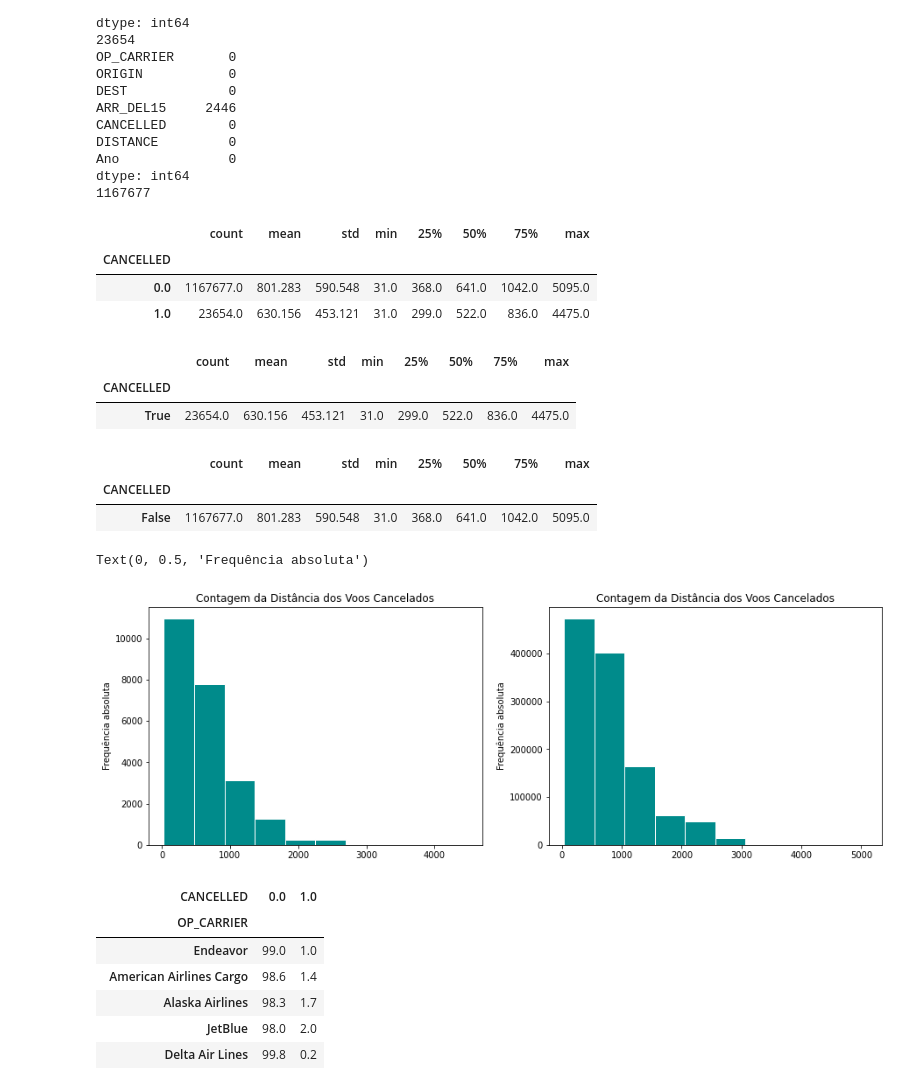
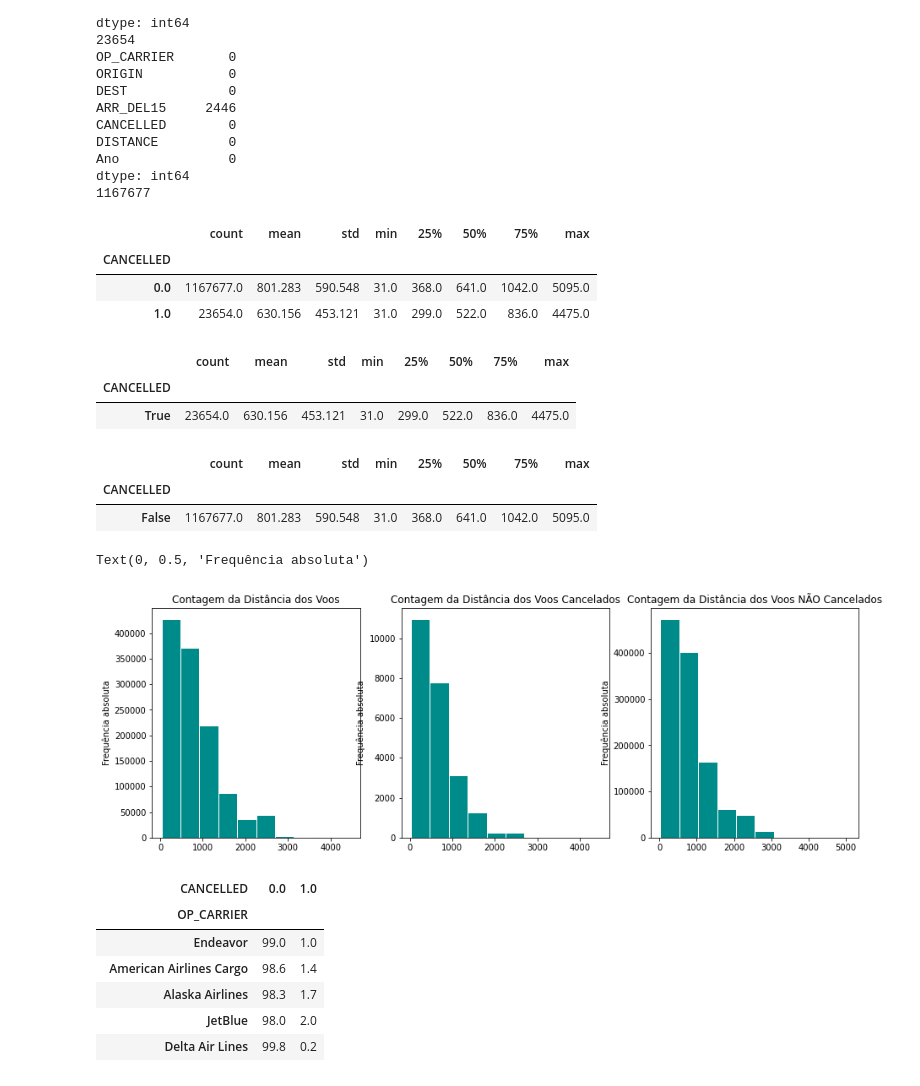
Before and after one commit to insper-classroom/22-2a-cd-p2-grupo_bexcamrefe, a Jupyter notebook: relatoriop2.ipynb, the cells around one changed output. Saved outputs shown, nothing was run; the diff lists cells and outputs as text; code cells hidden in the pictures.

```diff
--- a/relatoriop2.ipynb
+++ b/relatoriop2.ipynb
@@ -134,39 +134,48 @@ display(Dados_gerais.groupby(by= [Dados_gerais.CANCELLED]).DISTANCE.describe().r
 display(Cancelados.groupby(by= [Cancelados.CANCELLED == 1.0]).DISTANCE.describe().round(3))
 display(Nao_cancelados.groupby(by= [Nao_cancelados.CANCELLED == 1.0]).DISTANCE.describe().round(3))
 
+amplitude = Dados_gerais.DISTANCE.max()-Dados_gerais.DISTANCE.min()
+amplitude_faixa= amplitude/ 10
+faixa= np.arange(30, 5100.0, amplitude_faixa )
+
 amplitude_cancelados = Cancelados.DISTANCE.max()-Cancelados.DISTANCE.min()
 amplitude_faixa_cancelados = amplitude_cancelados / 10
 faixa_canc = np.arange(30, 4480.0, amplitude_faixa_cancelados )
 
 amplitude_nao_cancelados = Nao_cancelados.DISTANCE.max()-Nao_cancelados.DISTANCE.min()
 amplitude_faixa_nao_cancelados = amplitude_nao_cancelados / 10
-faixa_nao_canc = np.arange(30, 5100, amplitude_faixa_nao_cancelados )
+faixa_nao_canc = np.arange(30, 5100.0, amplitude_faixa_nao_cancelados )
 
 
 plt.figure(figsize=(15, 5))
+# GRÁFICO DA DISTÂNCIA POR VOO
+plt.subplot(131)
+plt.hist(Dados_gerais.DISTANCE, bins=faixa_canc, color='darkcyan', edgecolor='white')
+plt.title('Contagem da Distância dos Voos')
+plt.ylabel('Frequência absoluta')
 # GRÁFICO CANCELADOS
-plt.subplot(121)
+plt.subplot(132)
 plt.hist(Cancelados.DISTANCE, bins=faixa_canc, color='darkcyan', edgecolor='white')
 plt.title('Contagem da Distância dos Voos Cancelados')
 plt.ylabel('Frequência absoluta')
 # GRÁFICO NÃO CANCELADOS
-plt.subplot(122)
+plt.subplot(133)
 plt.hist(Nao_cancelados.DISTANCE, bins=faixa_nao_canc, color='darkcyan', edgecolor='white')
-plt.title('Contagem da Distância dos Voos Cancelados')
+plt.title('Contagem da Distância dos Voos NÃO Cancelados')
 plt.ylabel('Frequência absoluta')
 # %% [output]
 |  | count | mean | std | min | 25% | 50% | 75% | max |
 | CANCELLED |  |  |  |  |  |  |  |  |
 | 0.0 | 1167677.0 | 801.283 | 590.548 | 31.0 | 368.0 | 641.0 | 1042.0 | 5095.0 |
 | 1.0 | 23654.0 | 630.156 | 453.121 | 31.0 | 299.0 | 522.0 | 836.0 | 4475.0 |
 |  | count | mean | std | min | 25% | 50% | 75% | max |
 | CANCELLED |  |  |  |  |  |  |  |  |
 | True | 23654.0 | 630.156 | 453.121 | 31.0 | 299.0 | 522.0 | 836.0 | 4475.0 |
 |  | count | mean | std | min | 25% | 50% | 75% | max |
 | CANCELLED |  |  |  |  |  |  |  |  |
 | False | 1167677.0 | 801.283 | 590.548 | 31.0 | 368.0 | 641.0 | 1042.0 | 5095.0 |
 Text(0, 0.5, 'Frequência absoluta')
-[figure, old version]
+[figure, new version]
 # %%
 # CRUZAMENTO DE QUALITATIVAS CM QUALITATIVAS
 # FAZER TABELA DE FREQUENCIAS + GRÁFICOS DE BARRA
```
